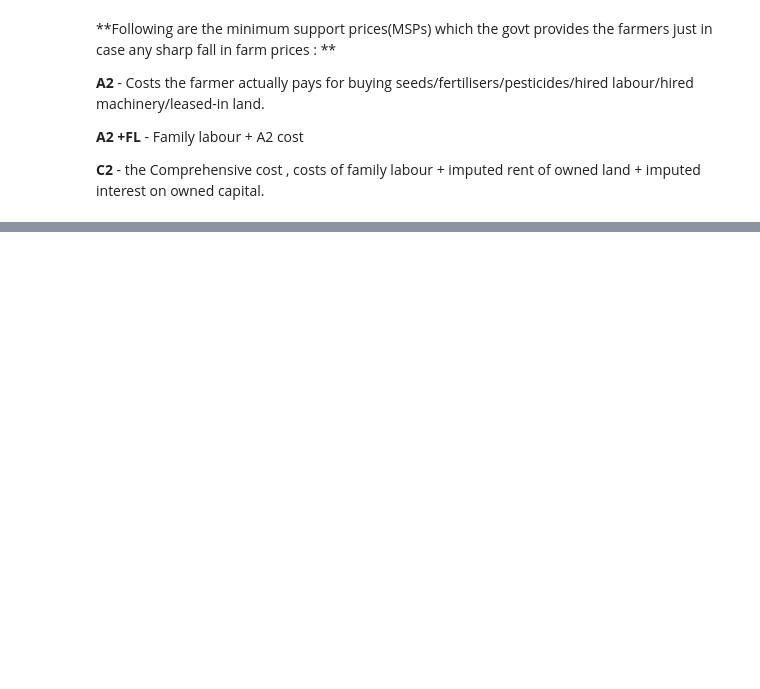
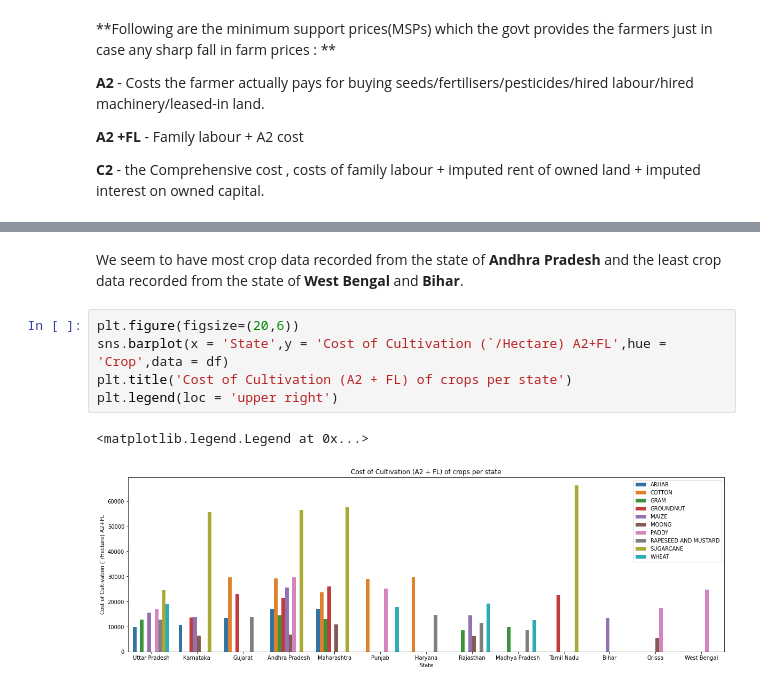
Before and after one commit to pratikasarkar/Used-Car-Price-Prediction, a Jupyter notebook: Capstone_Project.ipynb, the cells around one changed output, grey strips where cells are left out. Saved outputs shown, nothing was run; the diff lists cells and outputs as text; blank space fills up the shorter version.

```diff
--- a/Capstone_Project.ipynb
+++ b/Capstone_Project.ipynb
@@ -60,0 +83,10 @@ Name: State, dtype: int64
+# %% [markdown]
+We seem to have most crop data recorded from the state of **Andhra Pradesh** and the least crop data recorded from the state of **West Bengal** and **Bihar**.
+# %%
+plt.figure(figsize=(20,6))
+sns.barplot(x = 'State',y = 'Cost of Cultivation (`/Hectare) A2+FL',hue = 'Crop',data = df)
+plt.title('Cost of Cultivation (A2 + FL) of crops per state')
+plt.legend(loc = 'upper right')
+# %% [output]
+<matplotlib.legend.Legend at 0x...>
+[figure, added]
```
Also changed, not shown: parts of 6 cells of this notebook.
